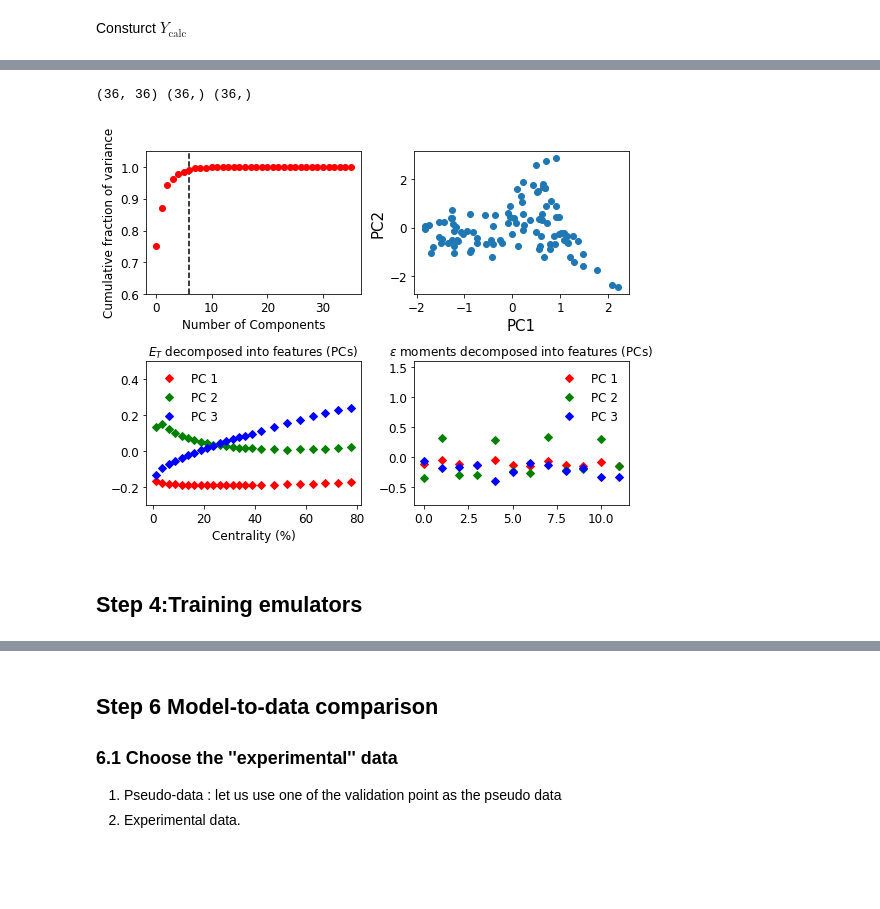
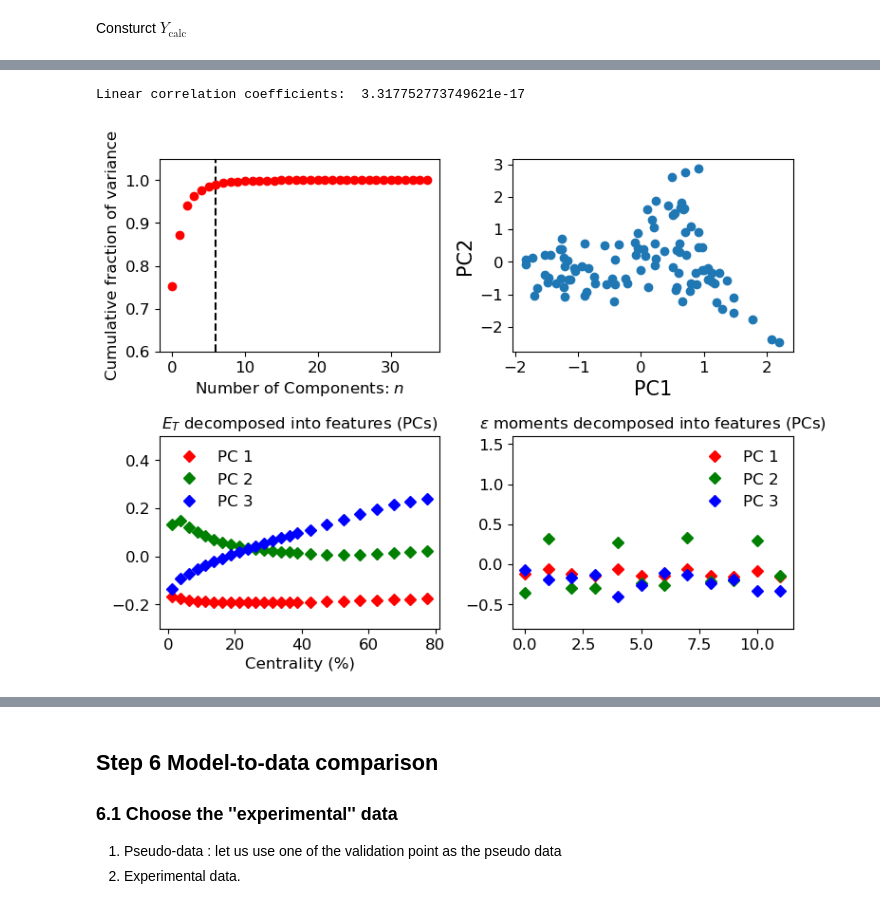
Before and after one commit to keweiyao/JETSCAPE2020-TRENTO-BAYES, a Jupyter notebook: trento-bayes.ipynb, the cells around one changed output, grey strips where cells are left out. Saved outputs shown, nothing was run; the diff lists cells and outputs as text; code cells hidden in the pictures; blank space fills up the shorter version.

```diff
--- a/trento-bayes.ipynb
+++ b/trento-bayes.ipynb
@@ -259,6 +248,7 @@ Load the calcualtion and compute observabeles:
 1. Centrality is defined by $\sum E_T$ in the calculation.
 2. The full distribution $P(\epsilon_n/\langle \epsilon_n \rangle)$ requires very high statistics. So instead, we will compare the width (std) and skewness of the distribution to experiments.
 # %%
+########## Block 7 ##############
 def std_and_skewness_with_uncertainty(x):
     n = len(x)
     std1 = np.sqrt( ((x-x.mean())**2).mean() )
@@ -269,6 +259,15 @@ def std_and_skewness_with_uncertainty(x):
     skew_err= np.sqrt(6*n*(n-1)/((n-2)*(n+1)*(n+3)))
     return std, std_err, skew, skew_err
 
+# This function load the pre-generated trento data,
+# including impact-parameter(b),
+# number-of-particpant (Npart)
+# dE/deta_s (ET)
+# eccentricitly, n=2,3,4,5
+# 40,000 events were generated at each design point.
+# At each design point, ET is calculated as function
+# of centrality, P(en/<en>) is calcualted at 20-25%
+# and 40-45% centrality, n=2,3,4.
 def LoadAndComputeObs(filename="ModelData/trento-data/design-raw.h5"):
     obs = {}
     with h5py.File(filename, "r") as f:
@@ -292,7 +291,6 @@ def LoadAndComputeObs(filename="ModelData/trento-data/design-raw.h5"):
             cenidx = (cen/100.*Nevents).astype(int)
             obs[it]['ET']={
                 'x': (cen[1:]+cen[:-1])/2.,
-                'xbin': cen,
                 'y': np.array([
                     ET[il:ih].mean()
                     for il, ih in zip(cenidx[:-1],cenidx[1:])
@@ -316,10 +314,8 @@ def LoadAndComputeObs(filename="ModelData/trento-data/design-raw.h5"):
                         'y': H,
                     }
                     obs[it]['Me{:d}-{:d}-{:d}'.format(n,cl,ch)]={
-                        'std': std,
-                        'std-err': std_err,
-                        'skew': skew,
-                        'skew-err': skew_err,
+                        'std': std, 'std-err': std_err,
+                        'skew': skew, 'skew-err': skew_err,
                     }
     return obs
 # %% [markdown]
@@ -480,40 +525,54 @@ class Standardlization_PCA:
 # %%
-npc = 6
-
-transformer = Standardlization_PCA(model_data, Npc=npc)
+########## Block 17 ##############
+# In this block, let's examine
+# 1. Which PCs are important?
+# 2. What PCs look like?
+# 3. Are they linealy uncorrelated?
+# 4. Are their residue non-linear correlation?
 fig, ((ax1, ax2),(ax3, ax4)) = plt.subplots(ncols=2, nrows=2,
                                             figsize=(8,6))
 
+# Subplot 1: plot the cumulative variance contained in the first
+#            n principle components
 ax1.plot(transformer.CumulativeVariance,'ro')
-ax1.set_xlabel('Number of Components')
+ax1.set_xlabel(r'Number of Components: $n$')
 ax1.set_ylabel('Cumulative fraction of variance')
 ax1.vlines(npc, .6, 1.2, linestyles='dashed')
 ax1.set_ylim(.6,1.05)
 
-ax2.scatter(transformer.TransformedObs[:, 0],
-            transformer.TransformedObs[:, 1])
+# Subplot 2: plot the 2D scattered plot of any two PCs
+#            Check the covariance between them, are they small?
+#            Is there some non-linear structure in the plot?
+Z1 = transformer.TransformedObs[:, 0]
+Z2 = transformer.TransformedObs[:, 1]
+ax2.scatter(Z1, Z2)
+cov = np.cov(Z1, Z2)
+print("Linear correlation coefficients: ",
+      cov[1,0]/np.sqrt(cov[0,0]*cov[1,1]))
 ax2.set_xlabel('PC1', fontsize=15)
 ax2.set_ylabel('PC2', fontsize=15)
 
+
+# Subplot 3-4: plot the first few pinciple components
+#              a new basis for parametrzing the D.o.F
+#              present in the observables.
 for i, (it, color) in \
         enumerate(zip(transformer.Features, 'rgb')):
     ax3.plot(obs['0']['ET']['x'],it[:24], 'D', color=color, label='PC {}'.format(i+1))
 ax3.set_xlabel('Centrality (%)')
 ax3.set_title(r"$E_T$ decomposed into features (PCs)")
 ax3.legend()
 ax3.set_ylim(-.3, .5)
 
 
 for i, (comp, color) in \
         enumerate(zip(transformer.Features, 'rgb')):
     ax4.plot(comp[24:], 'D', color=color, label='PC {}'.format(i+1))
 ax4.set_title(r"$\epsilon$ moments decomposed into features (PCs)")
 ax4.legend()
 ax4.set_ylim(-.8,1.6)
 
 plt.tight_layout(True)
 # %% [output]
-(36, 36) (36,) (36,)
+Linear correlation coefficients:  3.317752773749621e-17
-[figure, old version]
+[figure, new version]
-# %% [markdown]
-## Step 4:Training emulators
```
Also changed, not shown: parts of 44 cells of this notebook.
